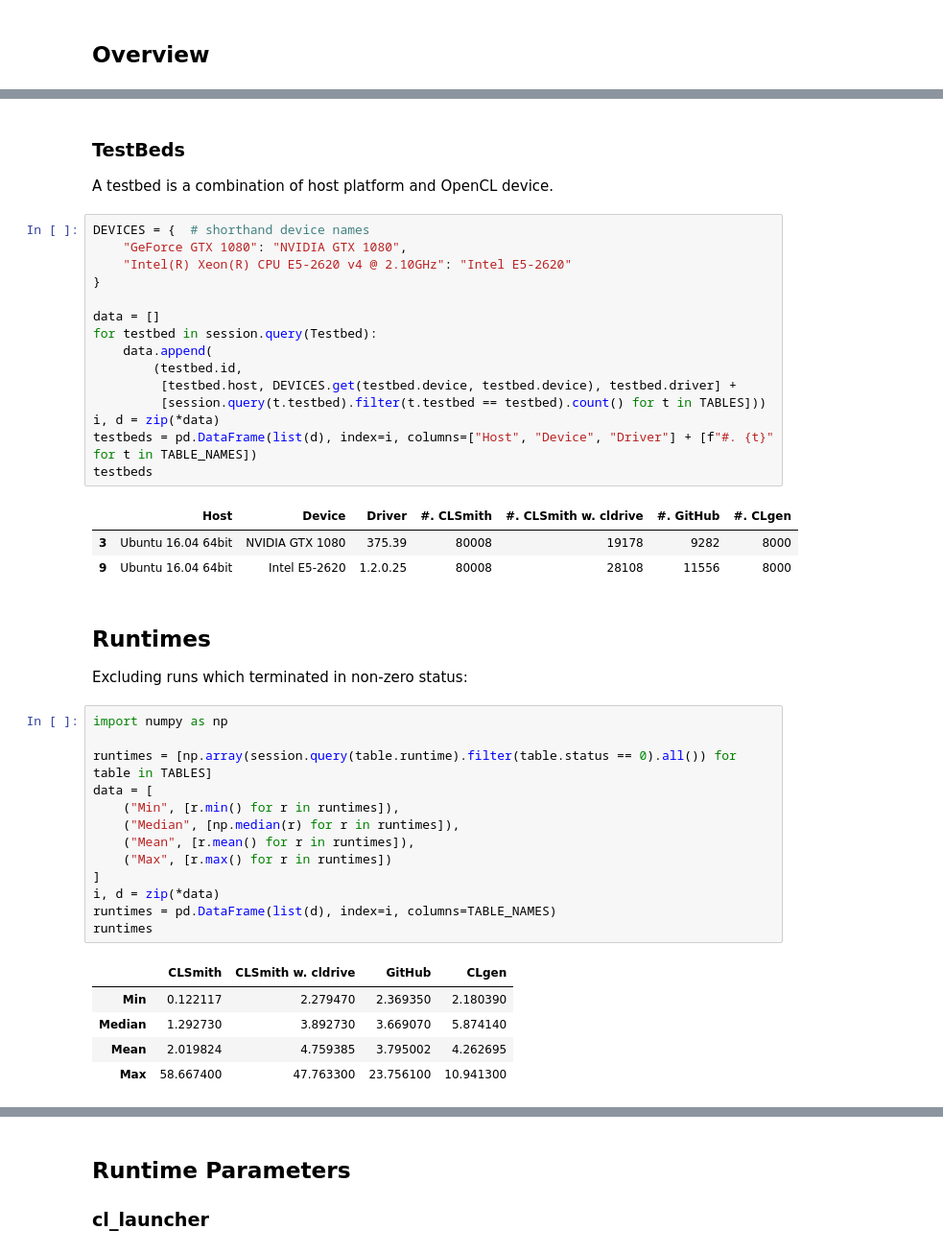
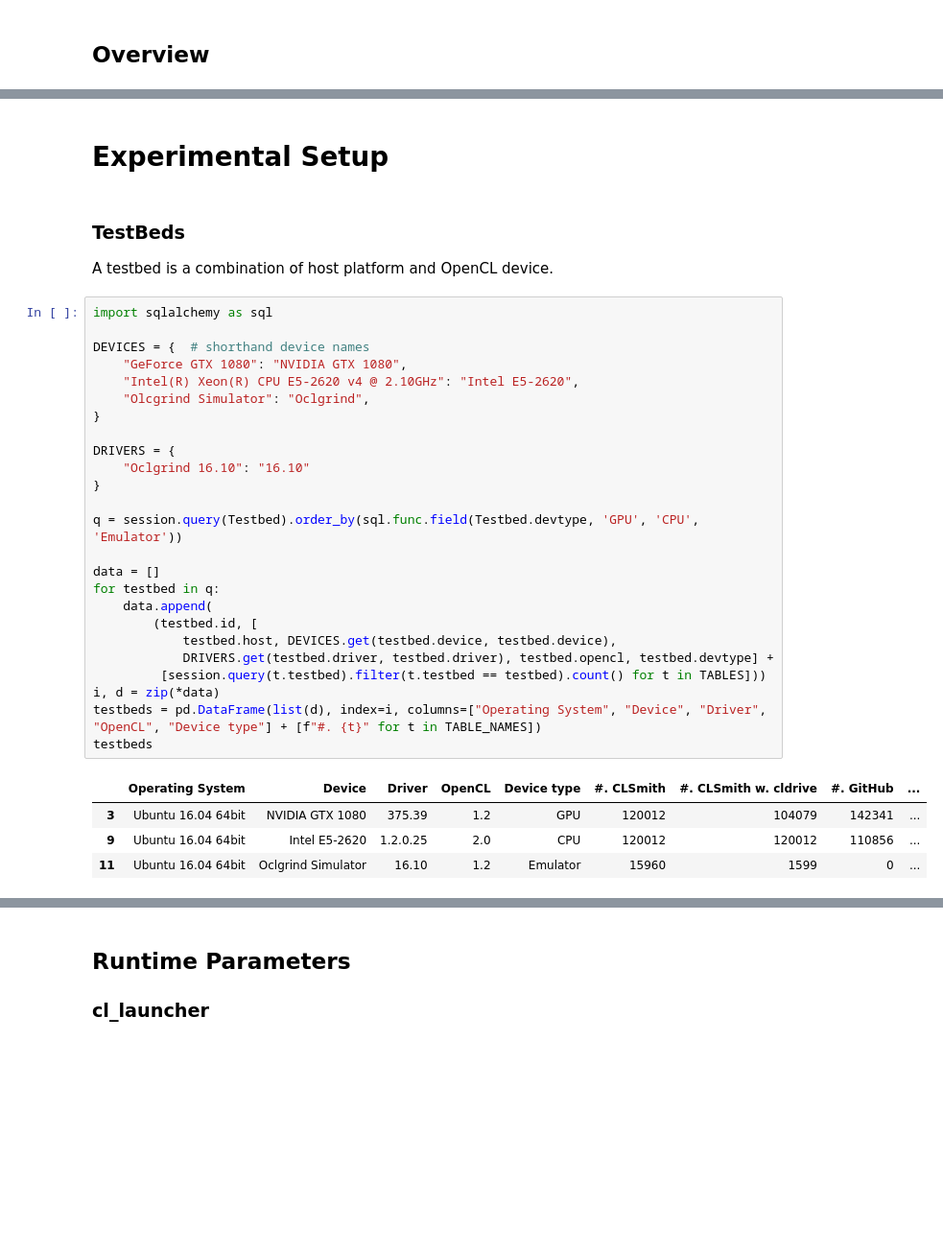
Before and after one commit to ChrisCummins/phd, a Jupyter notebook: difftest/Difftest Results.ipynb, the cells around one changed output, grey strips where cells are left out. Shown at 96% size. Cells and saved outputs as stored; diff of their text form; blank space fills up the shorter version.

```diff
--- a/difftest/Difftest Results.ipynb
+++ b/difftest/Difftest Results.ipynb
@@ -38,46 +38,36 @@ overview
+# %% [markdown]
+# Experimental Setup
 # %% [markdown]
 ### TestBeds
 
 A testbed is a combination of host platform and OpenCL device.
 # %%
+import sqlalchemy as sql
+
 DEVICES = {  # shorthand device names
     "GeForce GTX 1080": "NVIDIA GTX 1080",
-    "Intel(R) Xeon(R) CPU E5-2620 v4 @ 2.10GHz": "Intel E5-2620"
+    "Intel(R) Xeon(R) CPU E5-2620 v4 @ 2.10GHz": "Intel E5-2620",
+    "Olcgrind Simulator": "Oclgrind",
 }
 
+DRIVERS = {
+    "Oclgrind 16.10": "16.10"
+}
+
+q = session.query(Testbed).order_by(sql.func.field(Testbed.devtype, 'GPU', 'CPU', 'Emulator'))
+
 data = []
-for testbed in session.query(Testbed):
+for testbed in q:
     data.append(
-        (testbed.id,
-         [testbed.host, DEVICES.get(testbed.device, testbed.device), testbed.driver] +
+        (testbed.id, [
+            testbed.host, DEVICES.get(testbed.device, testbed.device),
+            DRIVERS.get(testbed.driver, testbed.driver), testbed.opencl, testbed.devtype] +
          [session.query(t.testbed).filter(t.testbed == testbed).count() for t in TABLES]))
 i, d = zip(*data)
-testbeds = pd.DataFrame(list(d), index=i, columns=["Host", "Device", "Driver"] + [f"#. {t}" for t in TABLE_NAMES])
+testbeds = pd.DataFrame(list(d), index=i, columns=["Operating System", "Device", "Driver", "OpenCL", "Device type"] + [f"#. {t}" for t in TABLE_NAMES])
 testbeds
 # %% [output]
-|  | Host | Device | Driver | #. CLSmith | #. CLSmith w. cldrive | #. GitHub | #. CLgen |
-| 3 | Ubuntu 16.04 64bit | NVIDIA GTX 1080 | 375.39 | 80008 | 19178 | 9282 | 8000 |
-| 9 | Ubuntu 16.04 64bit | Intel E5-2620 | 1.2.0.25 | 80008 | 28108 | 11556 | 8000 |
+|  | Operating System | Device | Driver | OpenCL | Device type | #. CLSmith | #. CLSmith w. cldrive | #. GitHub | ... |
+| 3 | Ubuntu 16.04 64bit | NVIDIA GTX 1080 | 375.39 | 1.2 | GPU | 120012 | 104079 | 142341 | ... |
+| 9 | Ubuntu 16.04 64bit | Intel E5-2620 | 1.2.0.25 | 2.0 | CPU | 120012 | 120012 | 110856 | ... |
+| 11 | Ubuntu 16.04 64bit | Oclgrind Simulator | 16.10 | 1.2 | Emulator | 15960 | 1599 | 0 | ... |
-# %% [markdown]
-## Runtimes
-
-Excluding runs which terminated in non-zero status:
-# %%
-import numpy as np
-
-runtimes = [np.array(session.query(table.runtime).filter(table.status == 0).all()) for table in TABLES]
-data = [
-    ("Min", [r.min() for r in runtimes]),
-    ("Median", [np.median(r) for r in runtimes]),
-    ("Mean", [r.mean() for r in runtimes]),
-    ("Max", [r.max() for r in runtimes])
-]
-i, d = zip(*data)
-runtimes = pd.DataFrame(list(d), index=i, columns=TABLE_NAMES)
-runtimes
-# %% [output]
-|  | CLSmith | CLSmith w. cldrive | GitHub | CLgen |
-| Min | 0.122117 | 2.279470 | 2.369350 | 2.180390 |
-| Median | 1.292730 | 3.892730 | 3.669070 | 5.874140 |
-| Mean | 2.019824 | 4.759385 | 3.795002 | 4.262695 |
-| Max | 58.667400 | 47.763300 | 23.756100 | 10.941300 |
```
Also changed, not shown: parts of 27 cells of this notebook.
